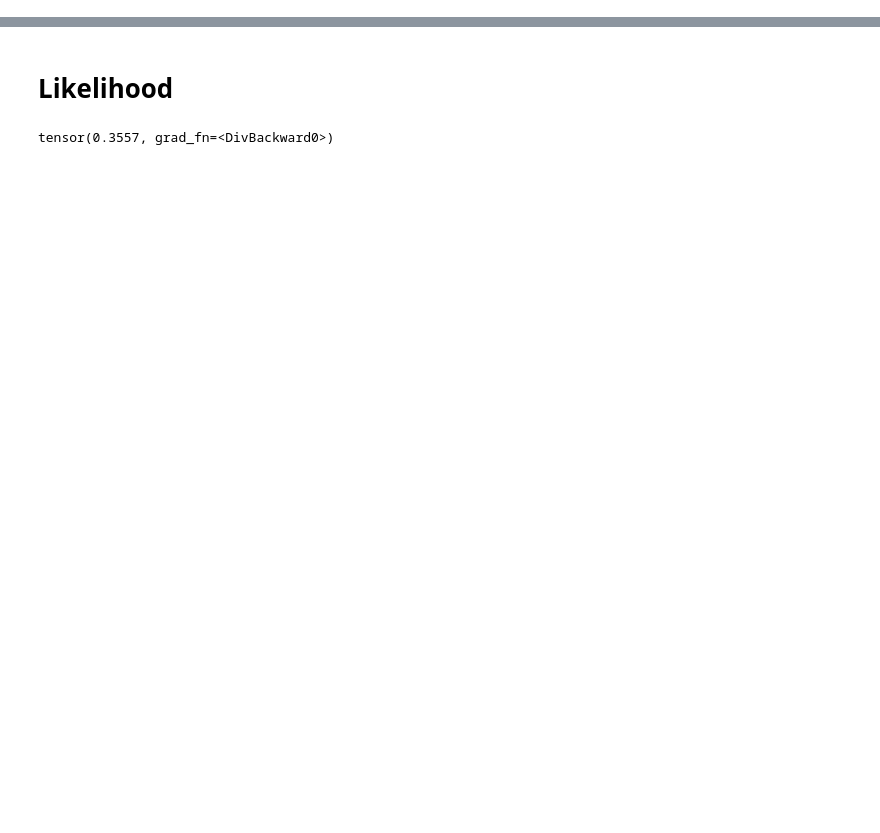
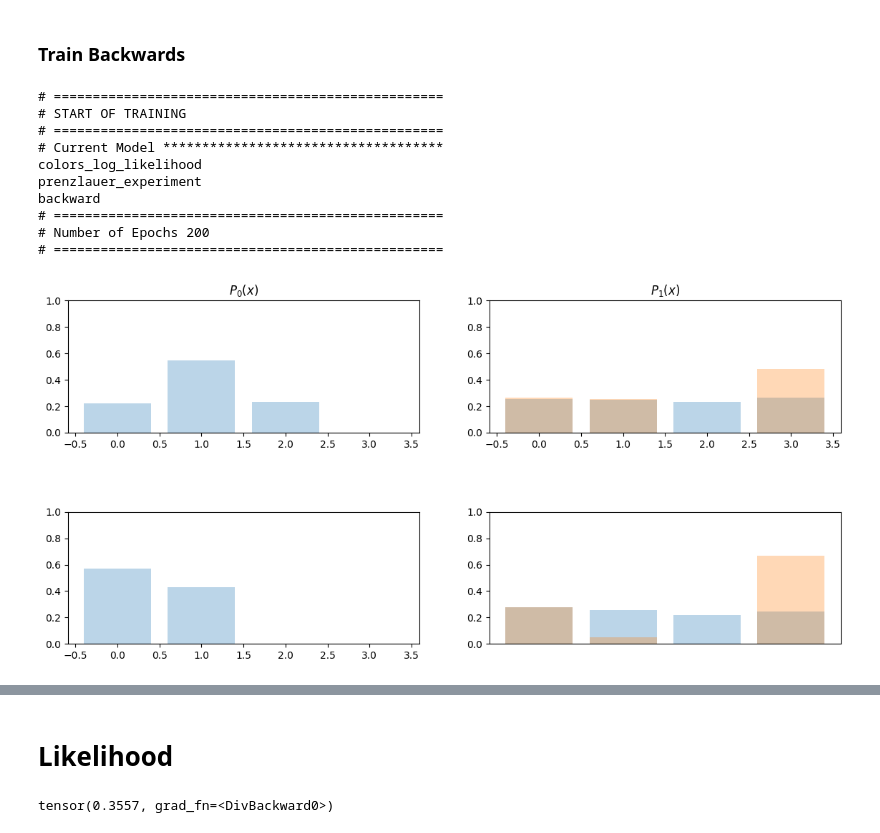
Before and after one commit to cesarali/conditional_rate_matching, a Jupyter notebook: notebooks/Models/CRM/LogLikelihood.ipynb, the cells around one changed output, grey strips where cells are left out. Saved outputs shown, nothing was run; the diff lists cells and outputs as text; code cells hidden in the pictures; blank space fills up the shorter version.

```diff
--- a/notebooks/Models/CRM/LogLikelihood.ipynb
+++ b/notebooks/Models/CRM/LogLikelihood.ipynb
@@ -102,0 +149,17 @@ array([ 0, 11, 22, 33, 44, 55, 66, 77, 88, 99])
+# %% [markdown]
+### Train Backwards
+# %%
+crm_trainer_b = CRMTrainer(crm_b.config, experiment_files=experiment_files_b,crm=crm_b)
+results_, all_metrics = crm_trainer_b.train()
+# %% [output]
+# ==================================================
+# START OF TRAINING
+# ==================================================
+# Current Model ************************************
+colors_log_likelihood
+prenzlauer_experiment
+backward
+# ==================================================
+# Number of Epochs 200
+# ==================================================
+[figure, added]
```
Also changed, not shown: parts of 16 cells of this notebook, 4 other files.
